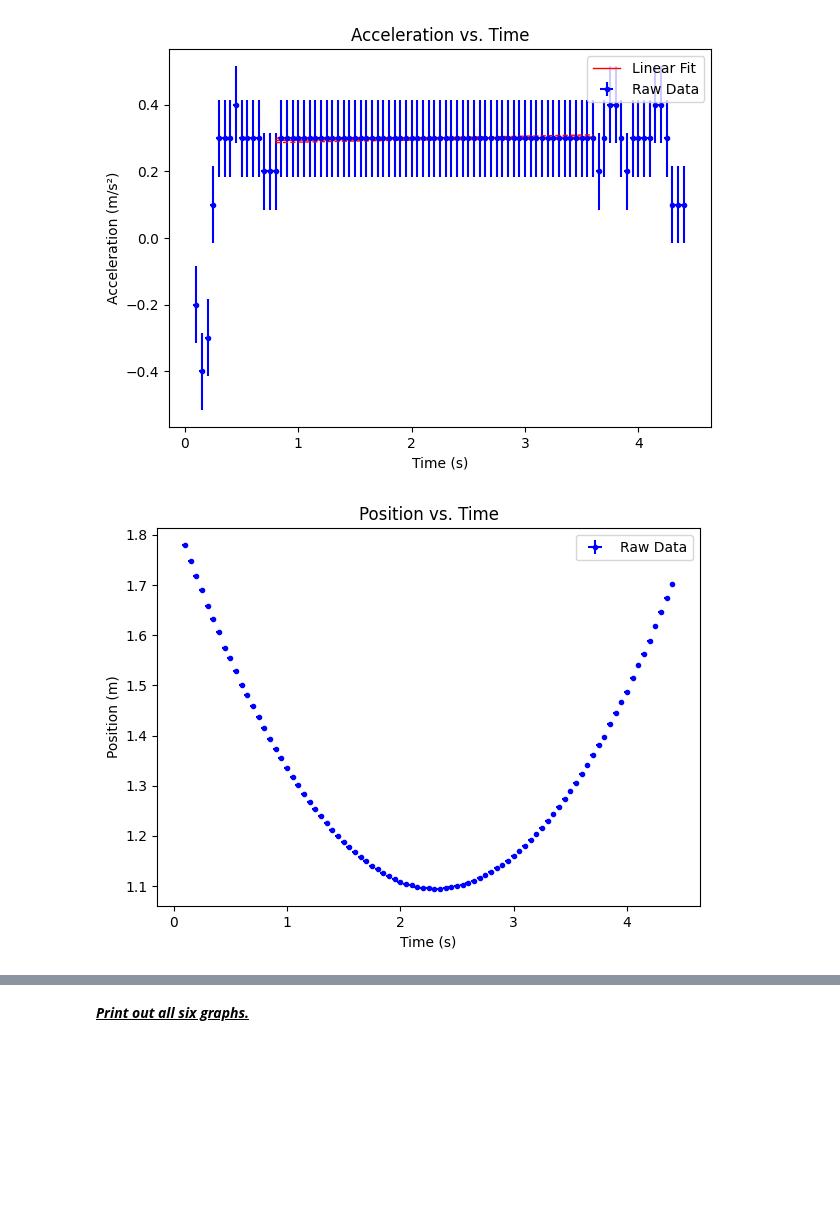
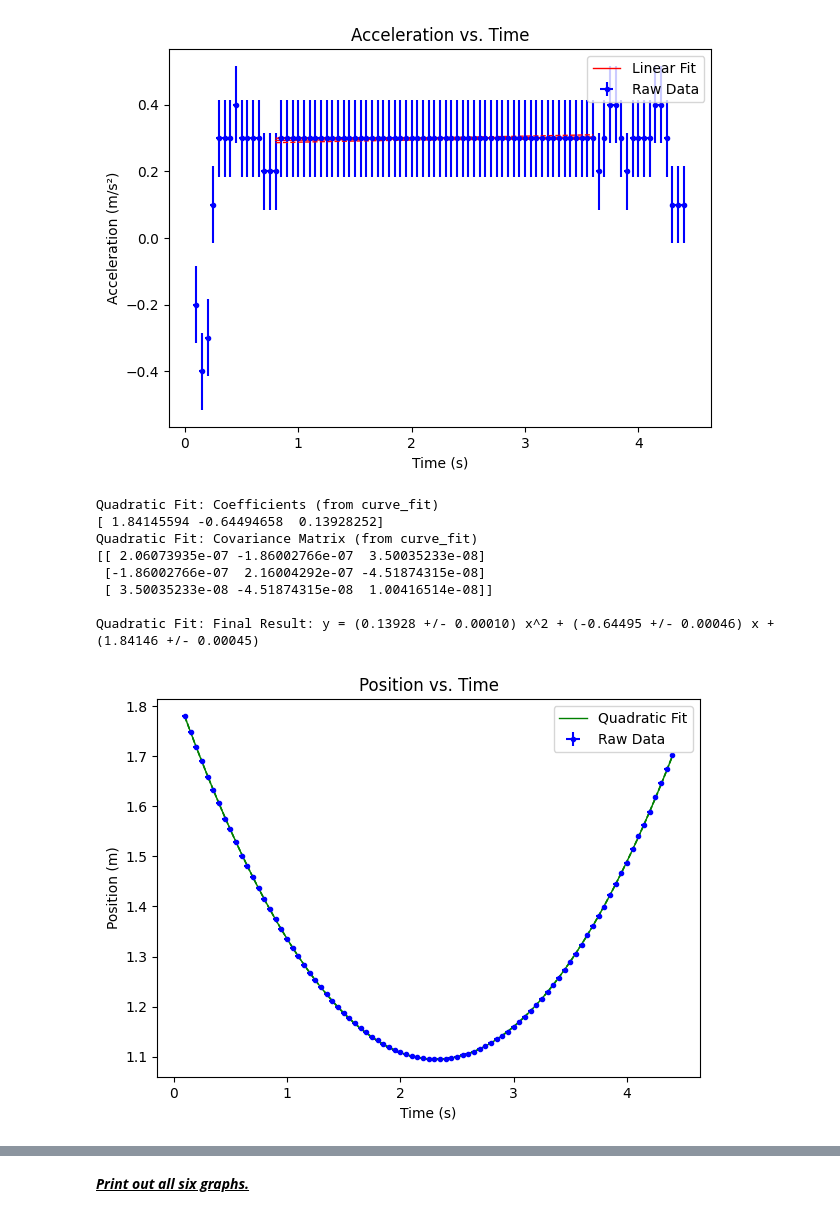
Before and after one commit to nmack21/PhysicsLabs, a Jupyter notebook: PHYS201/Lab2.ipynb, the cells around one changed output, grey strips where cells are left out. Cells and saved outputs as stored; diff of their text form; code cells hidden in the pictures; blank space fills up the shorter version.

```diff
--- a/PHYS201/Lab2.ipynb
+++ b/PHYS201/Lab2.ipynb
@@ -524,35 +524,43 @@ Linear Fit: Final Result: y = (0.00363 +/- 0.00210) x + (0.29026 +/- 0.00492)
 time = df.filter(['Time (s) Run #1'], axis=1).dropna()
 position = df.filter(['Position (m) Run #1'], axis=1).dropna()
 
 # Create a figure of reasonable size and resolution, white background, black edge color
 fig=plt.figure(figsize=(7,5), dpi= 100, facecolor='w', edgecolor='k')
 
 # Gets the data values for x and y
 x_data = time.values.reshape(-1, 1)
 y_data = position.values.reshape(-1, 1)
 xi = df['Time (s) Run #1'].to_numpy()
 yi = df['Position (m) Run #1'].to_numpy()
 
 # Creates the base plot with titles
 # df.plot(x='Time (s)', y='Position (m)', kind ='scatter')
 plt.errorbar(x_data,y_data,Delta_x,Delta_t,'b.',label='Raw Data')
 plt.ylabel('Position (m)')
 plt.xlabel('Time (s)')
 plt.title('Position vs. Time')
 
 # Takes the x and y values to make a trendline
 #intercept, slope = linear_fit_plot(x_data,y_data)
-#intercept, slope, dintercept, dslope = linear_fit_plot_errors(xi,yi,linestring='g-')
+a,b,c,da,db,dc = quadratic_fit_plot_errors(xi,yi,linestring='g-')
 
 # Adds the legend to the plot
 plt.legend()
 
 # Displays the plot
 plt.show()
 
 print("")
 # %% [output]
+Quadratic Fit: Coefficients (from curve_fit)
+[ 1.84145594 -0.64494658  0.13928252]
+Quadratic Fit: Covariance Matrix (from curve_fit)
+[[ 2.06073935e-07 -1.86002766e-07  3.50035233e-08]
+ [-1.86002766e-07  2.16004292e-07 -4.51874315e-08]
+ [ 3.50035233e-08 -4.51874315e-08  1.00416514e-08]]
+
+Quadratic Fit: Final Result: y = (0.13928 +/- 0.00010) x^2 + (-0.64495 +/- 0.00046) x + (1.84146 +/- 0.00045)
-[figure, old version]
+[figure, new version]
 # %%
 # Velocity vs. Time Graph (Accelerated Motion)
 
```
Also changed, not shown: parts of 4 cells of this notebook, 1 other file.
